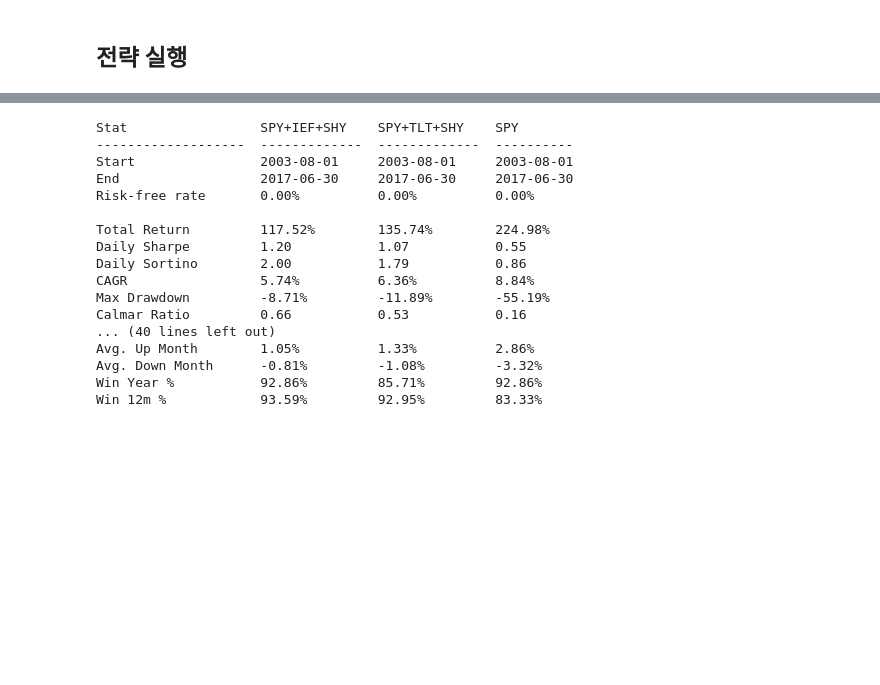
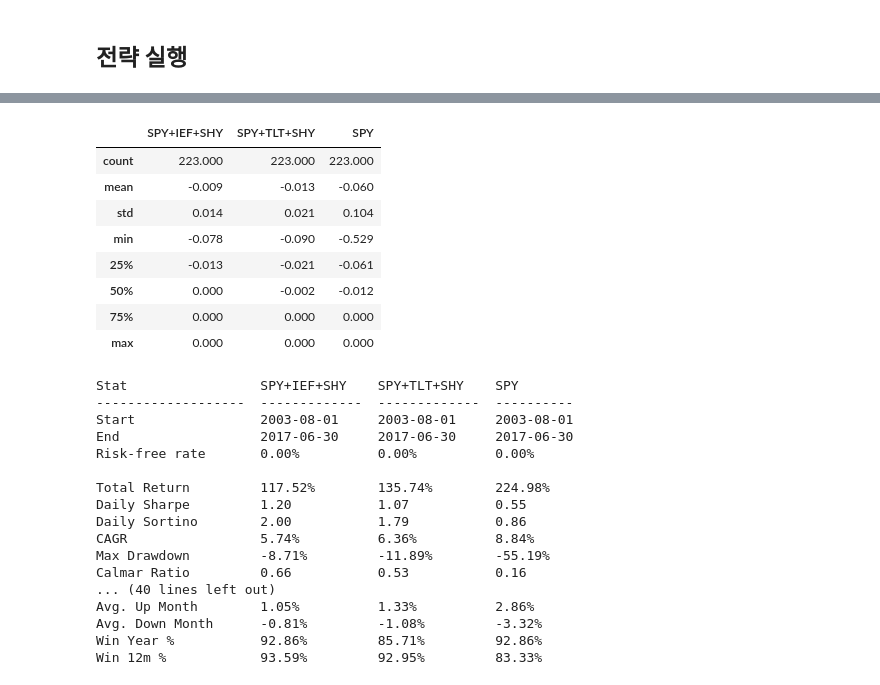
Before and after one commit to hermian/startetf, a Jupyter notebook: 2.35_주식채권현금_평균모멘텀스코어_분산투자_미국.ipynb, the cells around one changed output, grey strips where cells are left out. Cells and saved outputs as stored; diff of their text form; code cells hidden in the pictures; blank space fills up the shorter version.

```diff
--- a/2.35_주식채권현금_평균모멘텀스코어_분산투자_미국.ipynb
+++ b/2.35_주식채권현금_평균모멘텀스코어_분산투자_미국.ipynb
@@ -194,3 +189,15 @@ Win 12m %            93.84%         91.94%         86.73%
+# %%
+r.prices.resample('MS').first().to_drawdown_series().describe()
+# %% [output]
+|  | SPY+IEF+SHY | SPY+TLT+SHY | SPY |
+| count | 223.000 | 223.000 | 223.000 |
+| mean | -0.009 | -0.013 | -0.060 |
+| std | 0.014 | 0.021 | 0.104 |
+| min | -0.078 | -0.090 | -0.529 |
+| 25% | -0.013 | -0.021 | -0.061 |
+| 50% | 0.000 | -0.002 | -0.012 |
+| 75% | 0.000 | 0.000 | 0.000 |
+| max | 0.000 | 0.000 | 0.000 |
 # %%
 r.set_date_range(start, e)
 r.display()
```
Also changed, not shown: parts of 12 cells of this notebook.
